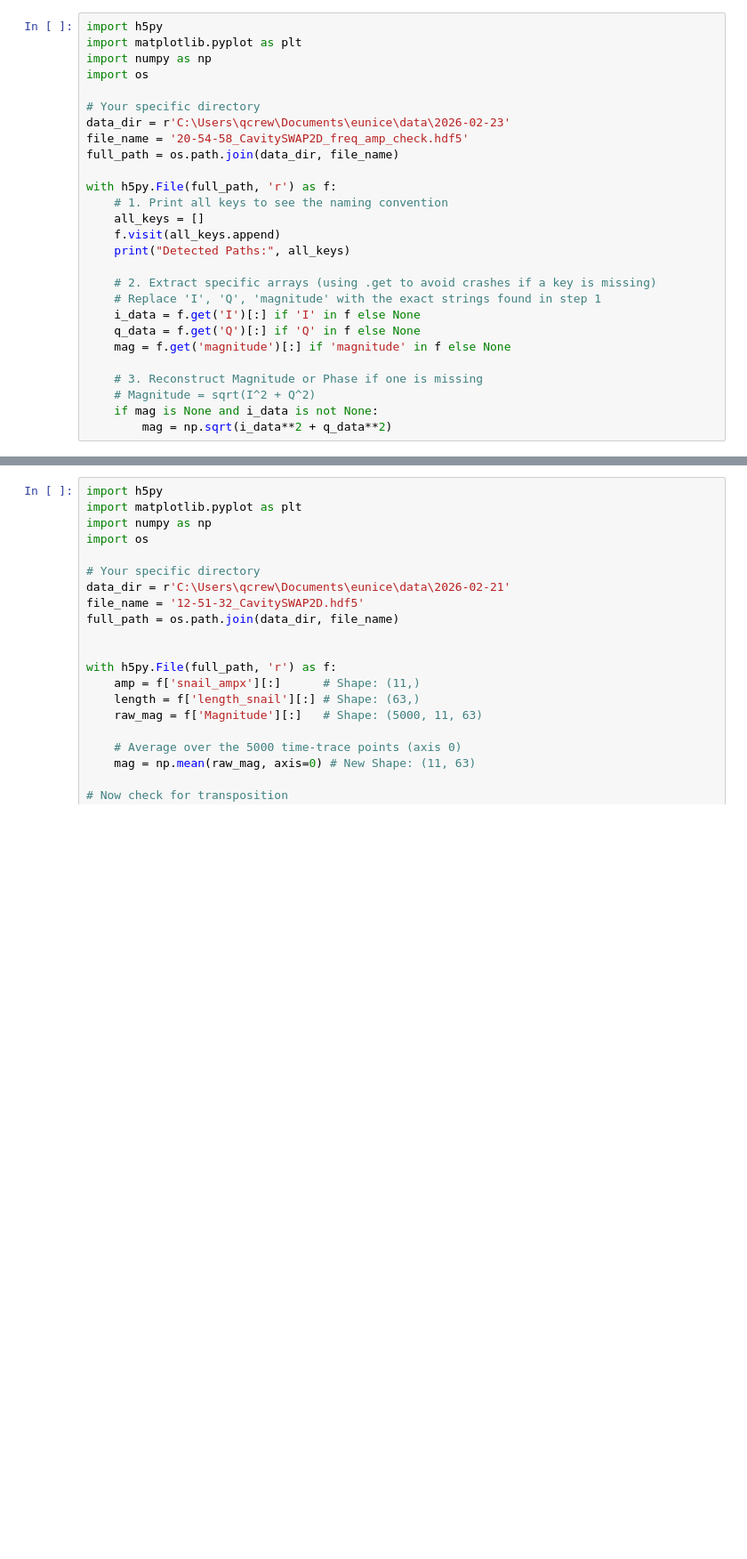
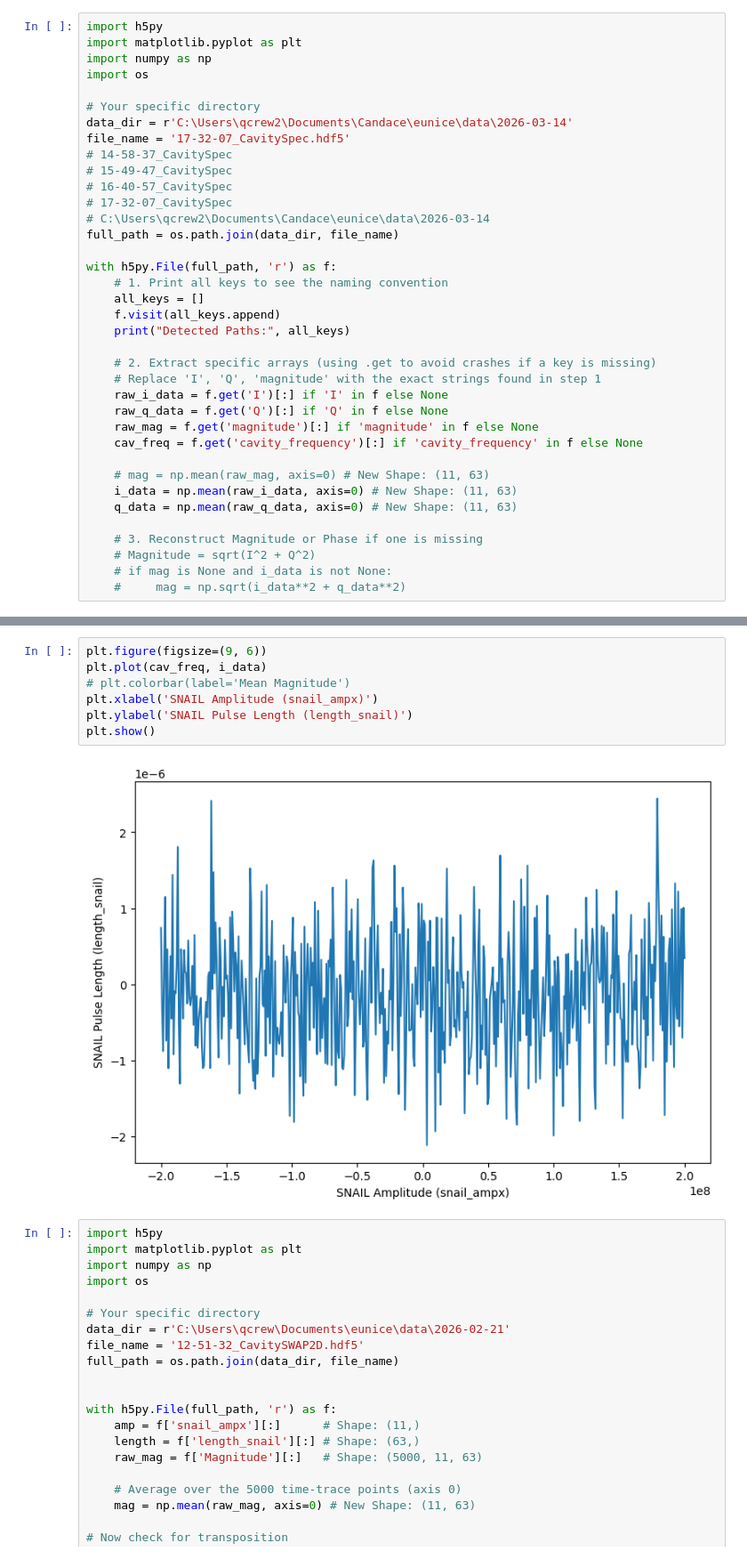
Before and after one commit to spinoandraptos/victoria, a Jupyter notebook: scripts/plot/plot_2d_hdf5.ipynb, the cells around one changed output, grey strips where cells are left out. Shown at 89% size. Saved outputs shown, nothing was run; the diff lists cells and outputs as text; blank space fills up the shorter version.

```diff
--- a/scripts/plot/plot_2d_hdf5.ipynb
+++ b/scripts/plot/plot_2d_hdf5.ipynb
@@ -5,8 +5,13 @@ import numpy as np
 import os
 
 # Your specific directory
-data_dir = r'C:\Users\qcrew\Documents\eunice\data\2026-02-23'
-file_name = '20-54-58_CavitySWAP2D_freq_amp_check.hdf5'
+data_dir = r'C:\Users\qcrew2\Documents\Candace\eunice\data\2026-03-14'
+file_name = '17-32-07_CavitySpec.hdf5'
+# 14-58-37_CavitySpec
+# 15-49-47_CavitySpec
+# 16-40-57_CavitySpec
+# 17-32-07_CavitySpec
+# C:\Users\qcrew2\Documents\Candace\eunice\data\2026-03-14
 full_path = os.path.join(data_dir, file_name)
 
 with h5py.File(full_path, 'r') as f:
@@ -17,12 +22,17 @@ with h5py.File(full_path, 'r') as f:
 
     # 2. Extract specific arrays (using .get to avoid crashes if a key is missing)
     # Replace 'I', 'Q', 'magnitude' with the exact strings found in step 1
-    i_data = f.get('I')[:] if 'I' in f else None
-    q_data = f.get('Q')[:] if 'Q' in f else None
-    mag = f.get('magnitude')[:] if 'magnitude' in f else None
+    raw_i_data = f.get('I')[:] if 'I' in f else None
+    raw_q_data = f.get('Q')[:] if 'Q' in f else None
+    raw_mag = f.get('magnitude')[:] if 'magnitude' in f else None
+    cav_freq = f.get('cavity_frequency')[:] if 'cavity_frequency' in f else None
+
+    # mag = np.mean(raw_mag, axis=0) # New Shape: (11, 63)
+    i_data = np.mean(raw_i_data, axis=0) # New Shape: (11, 63)
+    q_data = np.mean(raw_q_data, axis=0) # New Shape: (11, 63)
 
     # 3. Reconstruct Magnitude or Phase if one is missing
     # Magnitude = sqrt(I^2 + Q^2)
-    if mag is None and i_data is not None:
-        mag = np.sqrt(i_data**2 + q_data**2)
+    # if mag is None and i_data is not None:
+    #     mag = np.sqrt(i_data**2 + q_data**2)
 # %% [output]
@@ -34,3 +40,12 @@ ValueError: could not broadcast input array from shape (1100,1001) into shape (1
+# %%
+plt.figure(figsize=(9, 6))
+plt.plot(cav_freq, i_data)
+# plt.colorbar(label='Mean Magnitude')
+plt.xlabel('SNAIL Amplitude (snail_ampx)')
+plt.ylabel('SNAIL Pulse Length (length_snail)')
+plt.show()
+# %% [output]
+[figure, added]
 # %%
 import h5py
 import matplotlib.pyplot as plt
```
Also changed, not shown: parts of 1 cell of this notebook, 16 other files.
